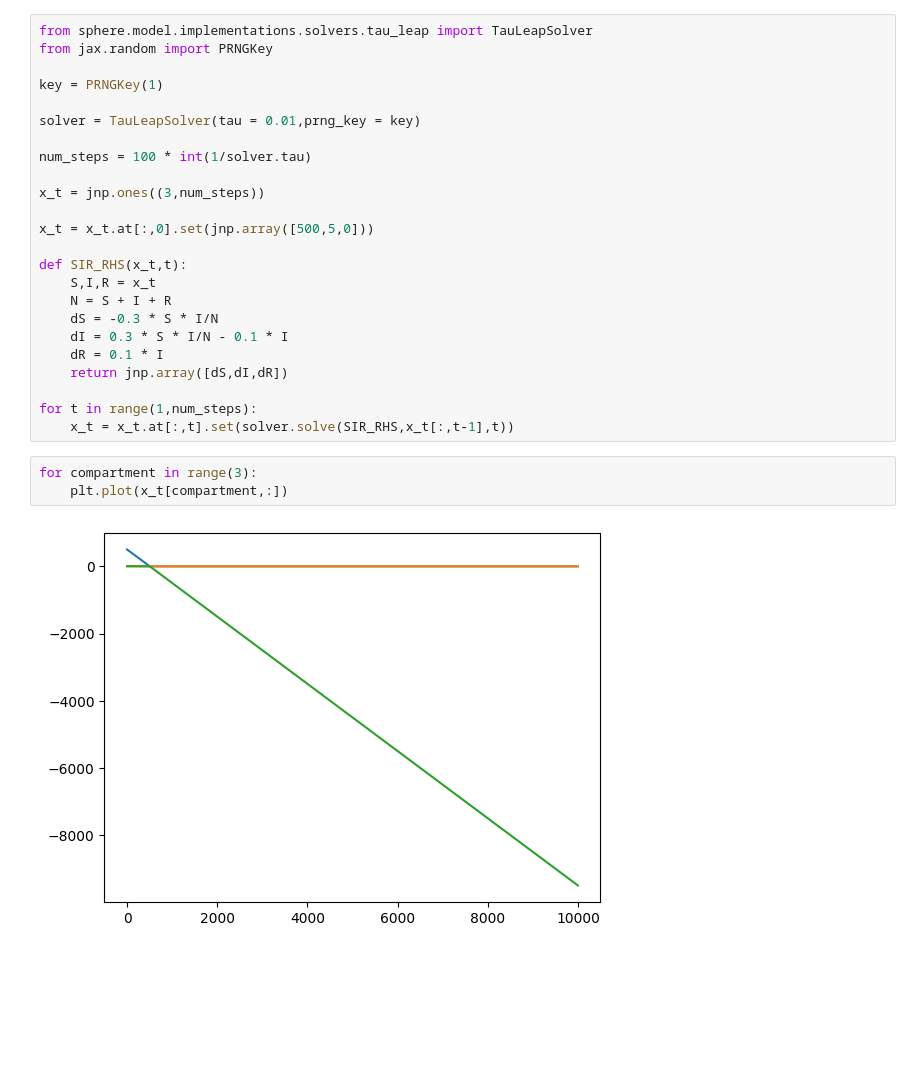
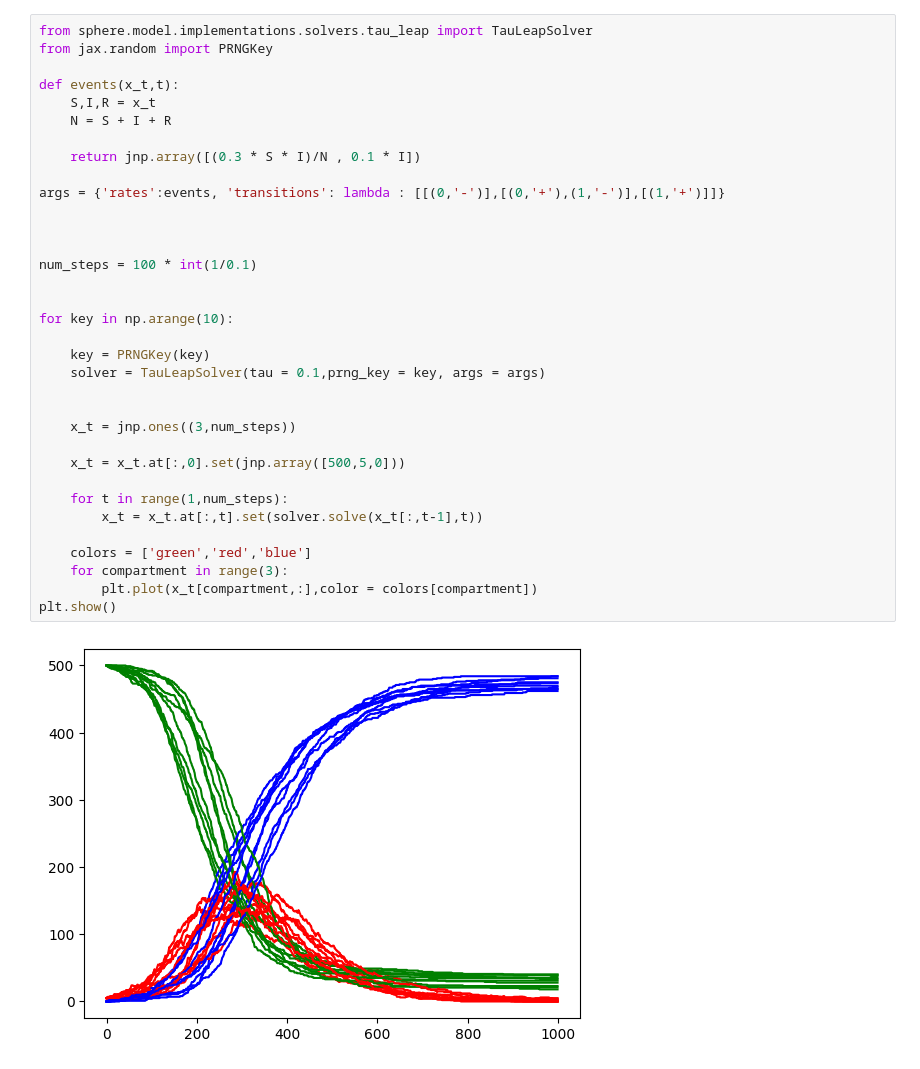
Before and after one commit to NAU-CCL/SPHERE, a Jupyter notebook: docs/solvers-2024-06-21.ipynb, the cells around one changed output. Cells and saved outputs as stored; diff of their text form; blank space fills up the shorter version.

```diff
--- a/docs/solvers-2024-06-21.ipynb
+++ b/docs/solvers-2024-06-21.ipynb
@@ -35,29 +38,36 @@ for compartment in range(3):
 # %%
 from sphere.model.implementations.solvers.tau_leap import TauLeapSolver
 from jax.random import PRNGKey
 
-key = PRNGKey(1)
-
-solver = TauLeapSolver(tau = 0.01,prng_key = key)
-
-num_steps = 100 * int(1/solver.tau)
-
-x_t = jnp.ones((3,num_steps))
-
-x_t = x_t.at[:,0].set(jnp.array([500,5,0]))
-
-def SIR_RHS(x_t,t):
+def events(x_t,t):
     S,I,R = x_t
     N = S + I + R
-    dS = -0.3 * S * I/N
-    dI = 0.3 * S * I/N - 0.1 * I
-    dR = 0.1 * I
-    return jnp.array([dS,dI,dR])
 
-for t in range(1,num_steps):
-    x_t = x_t.at[:,t].set(solver.solve(SIR_RHS,x_t[:,t-1],t))
+    return jnp.array([(0.3 * S * I)/N , 0.1 * I])
+
+args = {'rates':events, 'transitions': lambda : [[(0,'-')],[(0,'+'),(1,'-')],[(1,'+')]]}
+
+
+
+num_steps = 100 * int(1/0.1)
+
+
+for key in np.arange(10):
+
+    key = PRNGKey(key)
+    solver = TauLeapSolver(tau = 0.1,prng_key = key, args = args)
+
+
+    x_t = jnp.ones((3,num_steps))
+
+    x_t = x_t.at[:,0].set(jnp.array([500,5,0]))
+
+    for t in range(1,num_steps):
+        x_t = x_t.at[:,t].set(solver.solve(x_t[:,t-1],t))
+
+    colors = ['green','red','blue']
+    for compartment in range(3):
+        plt.plot(x_t[compartment,:],color = colors[compartment])
+plt.show()
+# %% [output]
+[figure, added]
-# %%
-for compartment in range(3):
-    plt.plot(x_t[compartment,:])
-# %% [output]
-[figure, removed]
```
Also changed, not shown: parts of 3 cells of this notebook, 4 other files.
